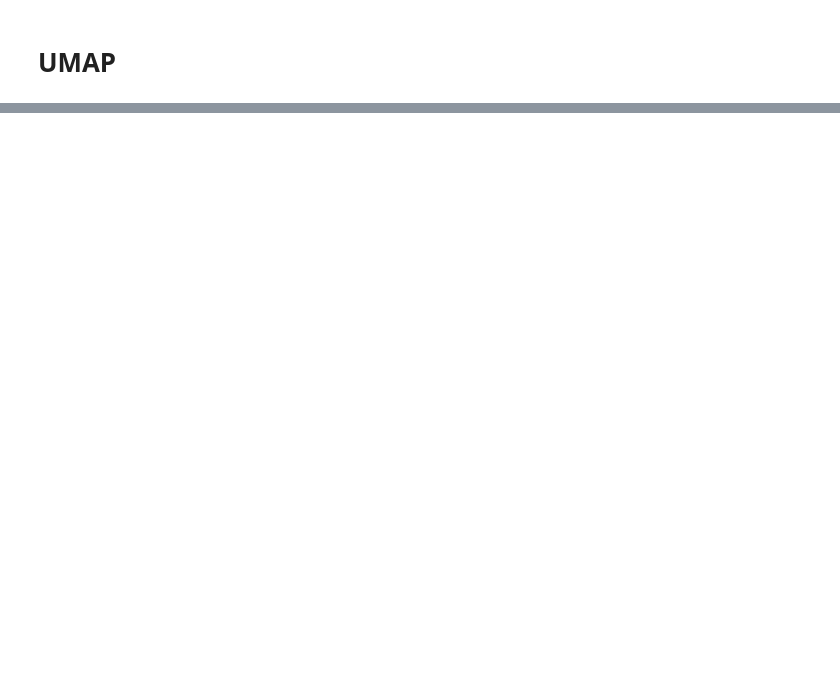
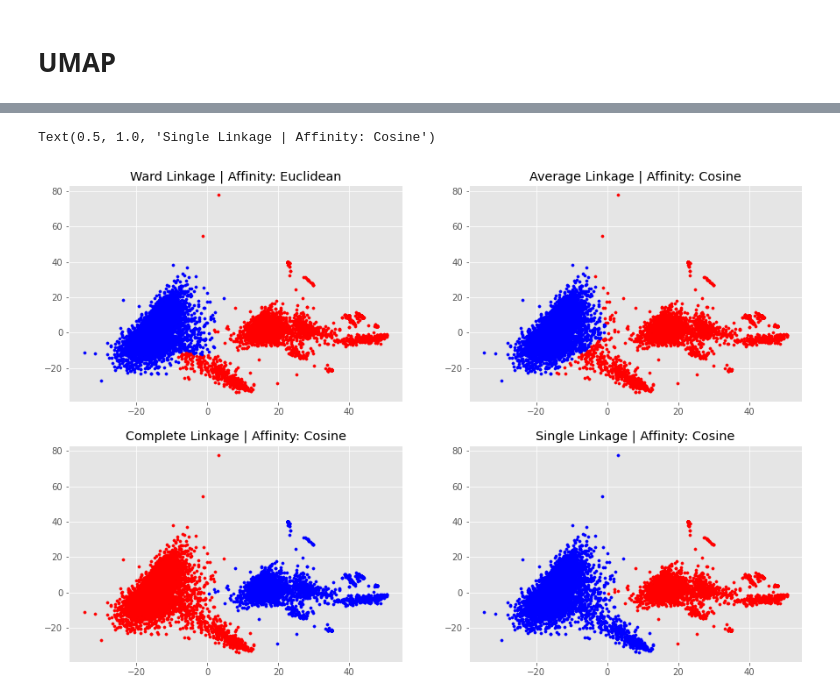
Before and after one commit to bx-lr/ps_obf_ml, a Jupyter notebook: labs/DS7331_Lab_3_Group_2.ipynb, the cells around one changed output, grey strips where cells are left out. Drawn from its saved outputs; the diff is of its cells as text; code cells hidden in the pictures; blank space fills up the shorter version.

```diff
--- a/labs/DS7331_Lab_3_Group_2.ipynb
+++ b/labs/DS7331_Lab_3_Group_2.ipynb
@@ -155,0 +254,50 @@ svc.score(pca_s['test'], pca_s['test_labels']), knn.score(pca_s['test'], pca_s['
+# %%
+import scipy.cluster.hierarchy as sch
+from sklearn.cluster import AgglomerativeClustering
+
+agglo_models = dict() # Dictionary to hold the different agglo linkage models
+
+# Loop through each type of linkage to generate clustering
+for link in ('ward', 'average', 'complete', 'single'):
+    # Ward Linkage is required to use euclidean affinity
+    if link == 'ward':
+        agglo_cluster = AgglomerativeClustering(linkage=link, n_clusters=opt_clusters, affinity='euclidean')
+    # Cosine affinity is used for the rest. Cosine focuses on the orientation of the vectors
+    # instead of the magnitude between points.
+    else:
+        agglo_cluster = AgglomerativeClustering(linkage=link, n_clusters=opt_clusters, affinity='cosine')
+    agglo_cluster.fit(pca_data)
+    # Add Agglo Linkage model to dictionary
+    agglo_models[link] = agglo_cluster
+
+# Plot the Mulitple Agglo Linkage clusters
+fig, axs = plt.subplots(2, 2, figsize=(15, 10))
+# Ward
+axs[0,0].scatter(pca_data[agglo_models["ward"].labels_==0, 0], pca_data[agglo_models["ward"].labels_==0, 1],
+    s=10, marker='o', color='red')
+axs[0,0].scatter(pca_data[agglo_models["ward"].labels_==1, 0], pca_data[agglo_models["ward"].labels_==1, 1],
+    s=10, marker='o', color='blue')
+# Average
+axs[0,1].scatter(pca_data[agglo_models["average"].labels_==0, 0], pca_data[agglo_models["average"].labels_==0, 1],
+    s=10, marker='o', color='red')
+axs[0,1].scatter(pca_data[agglo_models["average"].labels_==1, 0], pca_data[agglo_models["average"].labels_==1, 1],
+    s=10, marker='o', color='blue')
+# Complete
+axs[1,0].scatter(pca_data[agglo_models["complete"].labels_==0, 0], pca_data[agglo_models["complete"].labels_==0, 1],
+    s=10, marker='o', color='red')
+axs[1,0].scatter(pca_data[agglo_models["complete"].labels_==1, 0], pca_data[agglo_models["complete"].labels_==1, 1],
+    s=10, marker='o', color='blue')
+# Single
+axs[1,1].scatter(pca_data[agglo_models["single"].labels_==0, 0], pca_data[agglo_models["single"].labels_==0, 1],
+    s=10, marker='o', color='red')
+axs[1,1].scatter(pca_data[agglo_models["single"].labels_==1, 0], pca_data[agglo_models["single"].labels_==1, 1],
+    s=10, marker='o', color='blue')
+
+# Set the titles for each
+axs[0,0].set_title("Ward Linkage | Affinity: Euclidean")
+axs[0,1].set_title("Average Linkage | Affinity: Cosine")
+axs[1,0].set_title("Complete Linkage | Affinity: Cosine")
+axs[1,1].set_title("Single Linkage | Affinity: Cosine")
+# %% [output]
+Text(0.5, 1.0, 'Single Linkage | Affinity: Cosine')
+[figure, added]
```
Also changed, not shown: parts of 24 cells of this notebook.
